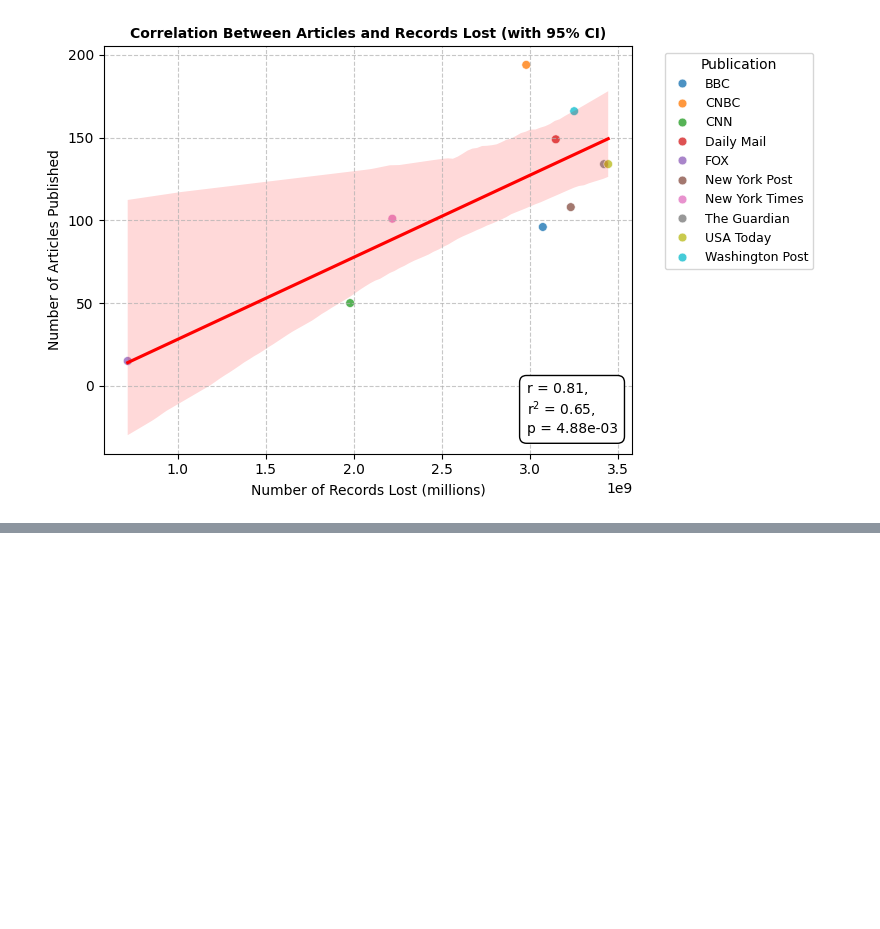
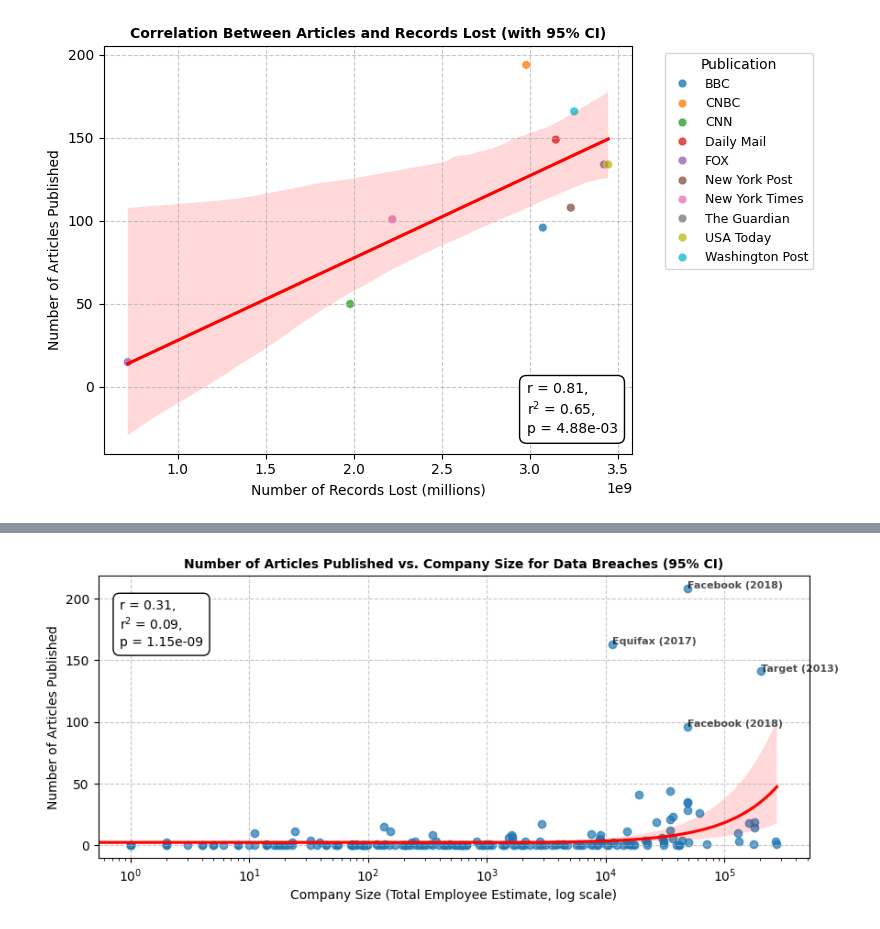
Before and after one commit to Pop101/BreachNews, a Jupyter notebook: viz/jupyter/final_figures.ipynb, the cells around one changed output, grey strips where cells are left out. Drawn from its saved outputs; the diff is of its cells as text; code cells hidden in the pictures; blank space fills up the shorter version.

```diff
--- a/viz/jupyter/final_figures.ipynb
+++ b/viz/jupyter/final_figures.ipynb
@@ -98 +230,74 @@ Figure 1: Scatterplot showing the relationship between the number of records los
+# %%
+import pandas as pd
+import seaborn as sns
+import numpy as np
+import missingno as msno
+from matplotlib import pyplot as plt
+
+# Load data
+data = pd.read_csv(
+    "../../data/article_company_breach/left_joined_articles_company_breaches_no_duplicates.csv",
+    encoding="ISO-8859-1",
+    low_memory=False,
+)
+
+# Prepare data for plotting
+individual_breaches = data.groupby('ID').agg({
+    'organisation': 'first',       # Company name
+    'year': 'first',               # Year of breach
+    # 'records lost': 'first',       # Records lost
+    'Headline': 'count',            # Count of articles (number of headlines)
+    'sector': 'first',
+    'total employee estimate': 'first'
+}).reset_index()
+
+# Rename columns for clarity
+individual_breaches.rename(columns={'Headline': 'Article Count'}, inplace=True)
+
+from scipy.stats import pearsonr, linregress
+
+# Calculate correlation coefficient and regression parameters
+correlation, _ = pearsonr(individual_breaches['total employee estimate'], individual_breaches['Article Count'])
+slope, intercept, rvalue, pvalue, stderr = linregress(
+    individual_breaches['total employee estimate'],
+    individual_breaches['Article Count']
+)
+
+# Plot scatter with regression line
+plt.figure(figsize=(10, 4))
+sns.regplot(
+    data=individual_breaches,
+    x='total employee estimate',
+    y='Article Count',
+    scatter_kws={'alpha': 0.7},
+    line_kws={'color': 'red'}
+)
+
+plt.xscale('log')
+
+for i, row in individual_breaches.iterrows():
+    if(row['Article Count'] > 45):
+        plt.text(
+            x=row['total employee estimate'],
+            y=row['Article Count'],
+            s=f"{row['organisation']} ({row['year']})",
+            fontsize=8, alpha=0.7,
+            fontweight='bold'
+        )
+
+plt.title('Number of Articles Published vs. Company Size for Data Breaches (95% CI)', fontsize=10, fontweight='bold')
+plt.xlabel('Company Size (Total Employee Estimate, log scale)', fontsize=10)
+plt.ylabel('Number of Articles Published', fontsize=10)
+plt.grid(axis='both', linestyle='--', alpha=0.7)
+
+plt.annotate(
+    f'r = {correlation:.2f},\nr$^2$ = {rvalue**2:.2f},\np = {pvalue:.2e}',
+    xy=(0.03, 0.75), xycoords='axes fraction',
+    fontsize=10, color='black',
+    bbox=dict(facecolor='white', edgecolor='black', boxstyle='round,pad=0.5')
+)
+
+plt.show()
+# %% [output]
+[figure, added]
 # %%
```
Also changed, not shown: parts of 16 cells of this notebook, 15 other files.
